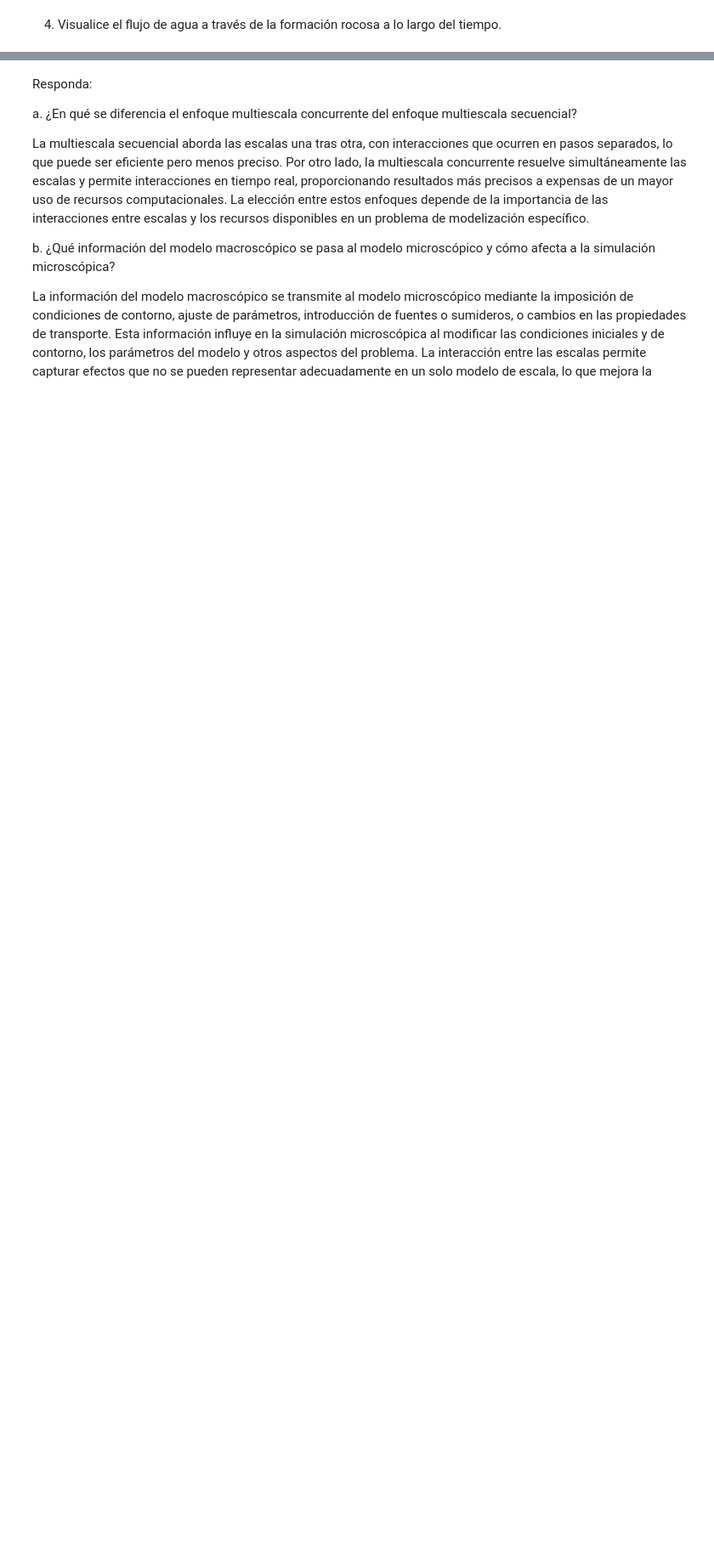
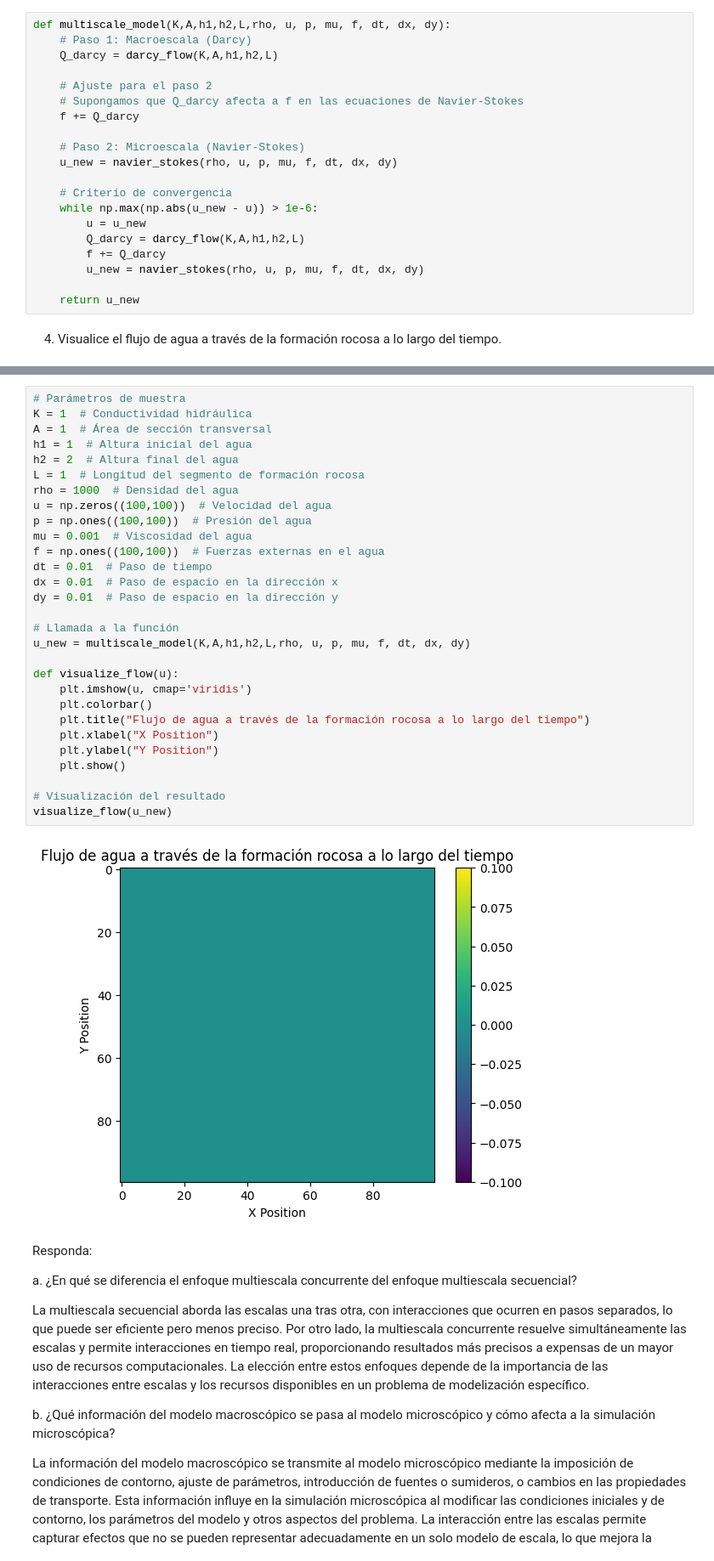
Before and after one commit to EstebanAG1005/Laboratorio-6-ModSim, a Jupyter notebook: ejercicio2.ipynb, the cells around one changed output, grey strips where cells are left out. Shown at 85% size. Saved outputs shown, nothing was run; the diff lists cells and outputs as text; blank space fills up the shorter version.

```diff
--- a/ejercicio2.ipynb
+++ b/ejercicio2.ipynb
@@ -158,2 +43,22 @@ macroscopic_velocity, microscopic_velocity_x, microscopic_velocity_y = multiscal
+# %%
+def multiscale_model(K,A,h1,h2,L,rho, u, p, mu, f, dt, dx, dy):
+    # Paso 1: Macroescala (Darcy)
+    Q_darcy = darcy_flow(K,A,h1,h2,L)
+
+    # Ajuste para el paso 2
+    # Supongamos que Q_darcy afecta a f en las ecuaciones de Navier-Stokes
+    f += Q_darcy
+
+    # Paso 2: Microescala (Navier-Stokes)
+    u_new = navier_stokes(rho, u, p, mu, f, dt, dx, dy)
+
+    # Criterio de convergencia
+    while np.max(np.abs(u_new - u)) > 1e-6:
+        u = u_new
+        Q_darcy = darcy_flow(K,A,h1,h2,L)
+        f += Q_darcy
+        u_new = navier_stokes(rho, u, p, mu, f, dt, dx, dy)
+
+    return u_new
 # %% [markdown]
 4. Visualice el flujo de agua a través de la formación rocosa a lo largo del tiempo.
@@ -202,3 +65,34 @@ plt.show()
+# %%
+# Parámetros de muestra
+K = 1  # Conductividad hidráulica
+A = 1  # Área de sección transversal
+h1 = 1  # Altura inicial del agua
+h2 = 2  # Altura final del agua
+L = 1  # Longitud del segmento de formación rocosa
+rho = 1000  # Densidad del agua
+u = np.zeros((100,100))  # Velocidad del agua
+p = np.ones((100,100))  # Presión del agua
+mu = 0.001  # Viscosidad del agua
+f = np.ones((100,100))  # Fuerzas externas en el agua
+dt = 0.01  # Paso de tiempo
+dx = 0.01  # Paso de espacio en la dirección x
+dy = 0.01  # Paso de espacio en la dirección y
+
+# Llamada a la función
+u_new = multiscale_model(K,A,h1,h2,L,rho, u, p, mu, f, dt, dx, dy)
+
+def visualize_flow(u):
+    plt.imshow(u, cmap='viridis')
+    plt.colorbar()
+    plt.title("Flujo de agua a través de la formación rocosa a lo largo del tiempo")
+    plt.xlabel("X Position")
+    plt.ylabel("Y Position")
+    plt.show()
+
+# Visualización del resultado
+visualize_flow(u_new)
+# %% [output]
+[figure, added]
 # %% [markdown]
 Responda:
 
```
Also changed, not shown: parts of 7 cells of this notebook.
